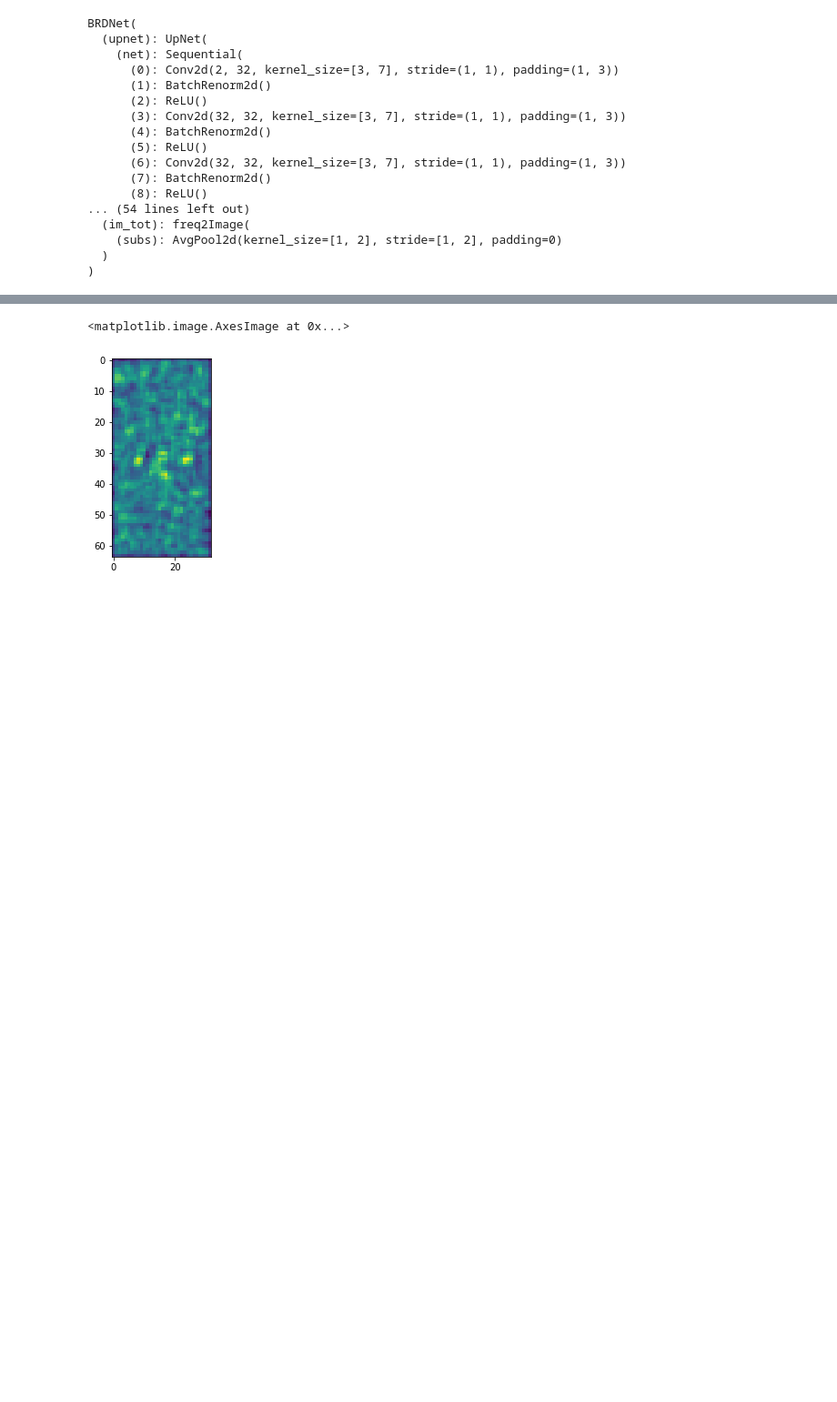
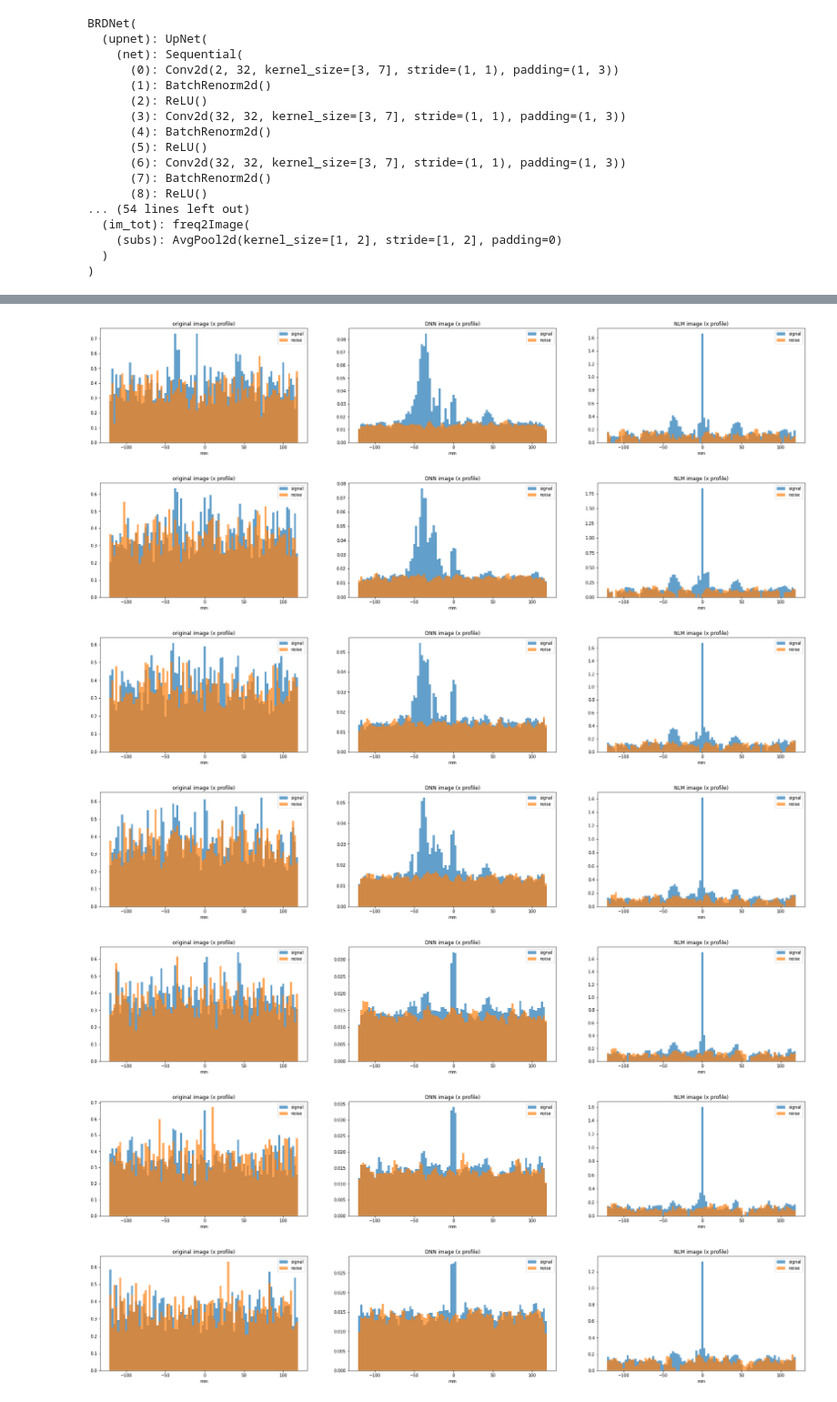
Before and after one commit to pumazzo/denoising_giove, a Jupyter notebook: denoiser_application.ipynb, the cells around one changed output, grey strips where cells are left out. Shown at 91% size. Saved outputs shown, nothing was run; the diff lists cells and outputs as text; code cells hidden in the pictures; blank space fills up the shorter version.

```diff
--- a/denoiser_application.ipynb
+++ b/denoiser_application.ipynb
@@ -140,5 +203,0 @@ asd.shape
-# %%
-plt.imshow(asd[7,0,:,:])
-# %% [output]
-<matplotlib.image.AxesImage at 0x...>
-[figure, removed]
@@ -146,0 +236,36 @@ asd[7,0,:,:]
+# %%
+pred_im_np = pred_im.detach().numpy()
+pred_im_np = np.squeeze(pred_im_np)
+# %%
+k_batch = nn_input.detach().numpy()
+
+# to complex
+k_batch = k_batch[:,0,:,:] + 1j*k_batch[:,1,:,:]
+
+images_batch = do_image(k_batch)
+#label_batch = do_image(k_label_batch)
+
+#for i in range(images_batch.shape[0]):
+ #   images_batch[i,46:50,62:66] = 0# original[i].min()
+
+
+for i in range(images_batch.shape[0]):
+    px = images_batch[i].argmax()
+    im_shape = images_batch[i].shape
+    tmp = images_batch[i].reshape(-1)
+    tmp[px]=0
+    images_batch[i] = tmp.reshape(im_shape)
+
+sigma = estimate_sigma(images_batch, N=1)# questo metodo ha bisogno di una stima di sigma del noise per funzionare
+den = nlmeans(images_batch, sigma=sigma, patch_radius=3,
+          block_radius=4, rician=True)
+# %%
+histo([images_batch,pred_im_np,den],range_fette = [60,68])
+# %% [output]
+[figure, added]
+[figure, added]
+[figure, added]
+[figure, added]
+[figure, added]
+[figure, added]
+[figure, added]
```
Also changed, not shown: parts of 17 cells of this notebook.
